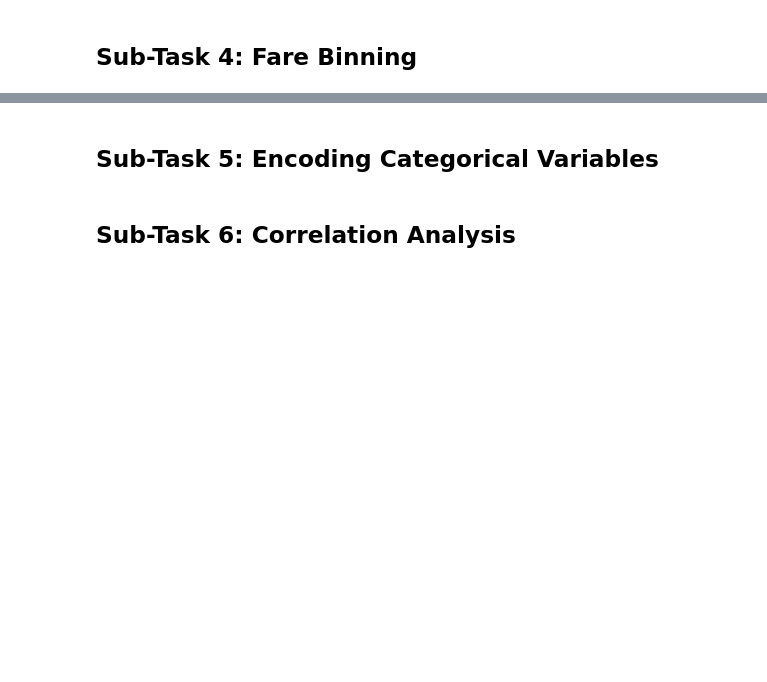
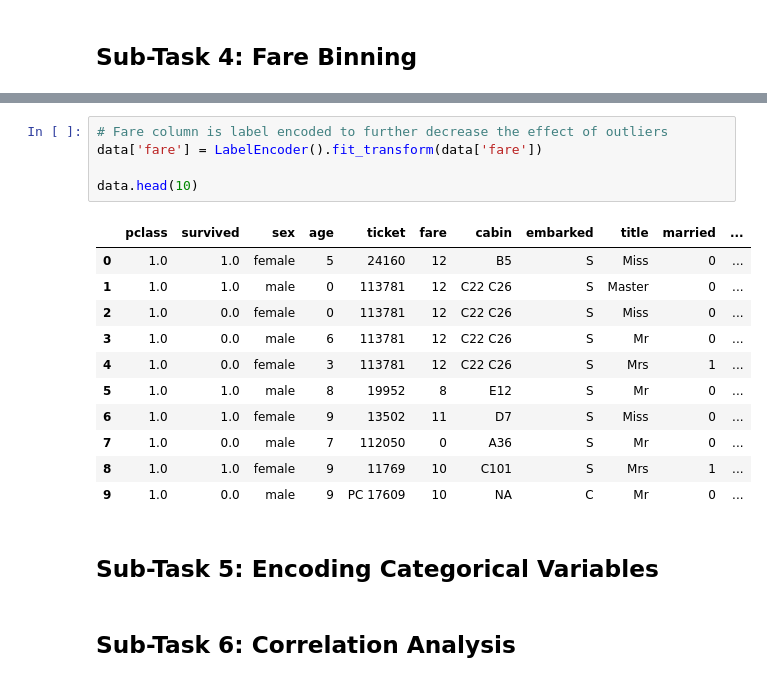
Before and after one commit to Me-AU/data-eng-tasks, a Jupyter notebook: Task3_Feature_Engineering/src/tasks.ipynb, the cells around one changed output, grey strips where cells are left out. Cells and saved outputs as stored; diff of their text form; blank space fills up the shorter version.

Commit message:
feat: label encode fare column to further decrease model inaccuracy

```diff
--- a/Task3_Feature_Engineering/src/tasks.ipynb
+++ b/Task3_Feature_Engineering/src/tasks.ipynb
@@ -455,6 +455,23 @@ data.head(10)
 | 7 | 1.0 | 0.0 | male | 7 | 112050 | (-0.001, 7.25] | A36 | S | Mr | 0 | ... |
 | 8 | 1.0 | 1.0 | female | 9 | 11769 | (34.075, 56.496] | C101 | S | Mrs | 1 | ... |
 | 9 | 1.0 | 0.0 | male | 9 | PC 17609 | (34.075, 56.496] | NA | C | Mr | 0 | ... |
+# %%
+# Fare column is label encoded to further decrease the effect of outliers
+data['fare'] = LabelEncoder().fit_transform(data['fare'])
+
+data.head(10)
+# %% [output]
+|  | pclass | survived | sex | age | ticket | fare | cabin | embarked | title | married | ... |
+| 0 | 1.0 | 1.0 | female | 5 | 24160 | 12 | B5 | S | Miss | 0 | ... |
+| 1 | 1.0 | 1.0 | male | 0 | 113781 | 12 | C22 C26 | S | Master | 0 | ... |
+| 2 | 1.0 | 0.0 | female | 0 | 113781 | 12 | C22 C26 | S | Miss | 0 | ... |
+| 3 | 1.0 | 0.0 | male | 6 | 113781 | 12 | C22 C26 | S | Mr | 0 | ... |
+| 4 | 1.0 | 0.0 | female | 3 | 113781 | 12 | C22 C26 | S | Mrs | 1 | ... |
+| 5 | 1.0 | 1.0 | male | 8 | 19952 | 8 | E12 | S | Mr | 0 | ... |
+| 6 | 1.0 | 1.0 | female | 9 | 13502 | 11 | D7 | S | Miss | 0 | ... |
+| 7 | 1.0 | 0.0 | male | 7 | 112050 | 0 | A36 | S | Mr | 0 | ... |
+| 8 | 1.0 | 1.0 | female | 9 | 11769 | 10 | C101 | S | Mrs | 1 | ... |
+| 9 | 1.0 | 0.0 | male | 9 | PC 17609 | 10 | NA | C | Mr | 0 | ... |
 # %% [markdown]
 ## Sub-Task 5: Encoding Categorical Variables
 # %% [markdown]
```
